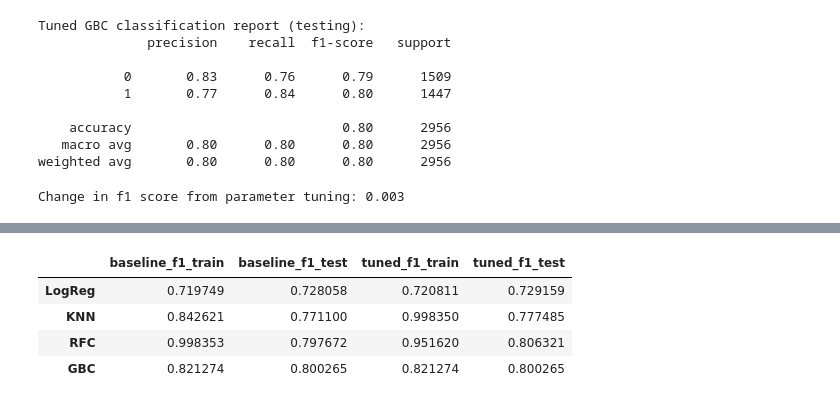
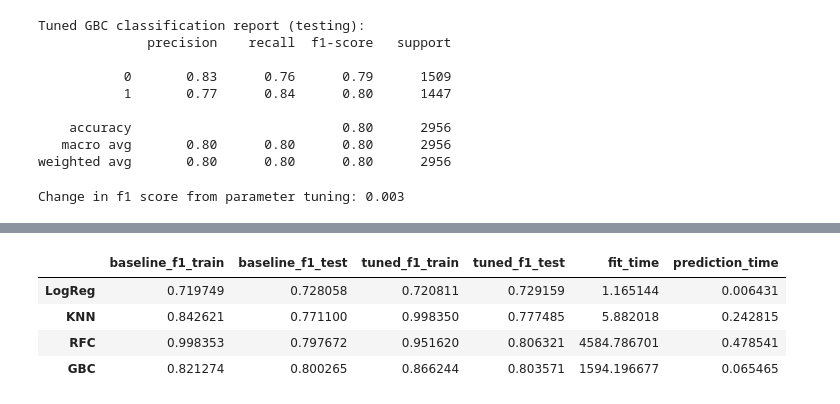
Before and after one commit to levancie/spotify-popularity, a Jupyter notebook: notebooks/4-Modeling.ipynb, the cells around one changed output, grey strips where cells are left out. Cells and saved outputs as stored; diff of their text form; code cells hidden in the pictures.

```diff
--- a/notebooks/4-Modeling.ipynb
+++ b/notebooks/4-Modeling.ipynb
@@ -294,7 +306,9 @@ rfc_random = RandomizedSearchCV(
     random_state=42
 )
 
+start_time = time()
 rfc_random.fit(X_train, y_train)
+rfc_random_fit_time = time() - start_time
 rfc_random.best_params_
 # %% [output]
 {'random_state': 42,
@@ -322,7 +336,9 @@ Tuned RFC classification report (training):
    macro avg       0.95      0.95      0.95      6896
 weighted avg       0.95      0.95      0.95      6896
 # %%
+start_time = time()
 y_test_pred = rfc_random.predict(X_test)
+rfc_random_pred_time = time() - start_time
 rfc_tuned_f1_test = f1_score(y_test, y_test_pred)
 print('Tuned RFC classification report (testing):')
 print(classification_report(y_test, y_test_pred))
@@ -406,7 +422,9 @@ gbc_random = RandomizedSearchCV(
     random_state=42
 )
 
+start_time = time()
 gbc_random.fit(X_train, y_train)
+gbc_random_fit_time = time() - start_time
 gbc_random.best_params_
 # %% [output]
 {'random_state': 42,
@@ -434,7 +452,9 @@ Tuned GBC classification report (training):
    macro avg       0.87      0.87      0.87      6896
 weighted avg       0.87      0.87      0.87      6896
 # %%
+start_time = time()
 y_test_pred = gbc_random.predict(X_test)
+gbc_random_pred_time = time() - start_time
 gbc_tuned_f1_test = f1_score(y_test, y_test_pred)
 print('Tuned GBC classification report (testing):')
 print(classification_report(y_test, y_test_pred))
@@ -463,18 +487,20 @@ Now, I will organize f1 scores (basline and tuned, training and testing) for eac
 # %%
 metrics = pd.DataFrame(
     {
         'baseline_f1_train':[lr_baseline_f1_train, knn_baseline_f1_train, rfc_baseline_f1_train, gbc_baseline_f1_train],
         'baseline_f1_test':[lr_baseline_f1_test, knn_baseline_f1_test, rfc_baseline_f1_test, gbc_baseline_f1_test],
-        'tuned_f1_train':[lr_tuned_f1_train, knn_tuned_f1_train, rfc_tuned_f1_train, gbc_baseline_f1_train],
-        'tuned_f1_test':[lr_tuned_f1_test, knn_tuned_f1_test, rfc_tuned_f1_test, gbc_baseline_f1_test]
+        'tuned_f1_train':[lr_tuned_f1_train, knn_tuned_f1_train, rfc_tuned_f1_train, gbc_tuned_f1_train],
+        'tuned_f1_test':[lr_tuned_f1_test, knn_tuned_f1_test, rfc_tuned_f1_test, gbc_tuned_f1_test],
+        'fit_time':[lr_grid_fit_time, knn_grid_fit_time, rfc_random_fit_time, gbc_random_fit_time],
+        'prediction_time':[lr_grid_pred_time, knn_grid_pred_time, rfc_random_pred_time, gbc_random_pred_time]
     },
     index=['LogReg','KNN','RFC','GBC']
 )
 
 metrics
 # %% [output]
-|  | baseline_f1_train | baseline_f1_test | tuned_f1_train | tuned_f1_test |
-| LogReg | 0.719749 | 0.728058 | 0.720811 | 0.729159 |
-| KNN | 0.842621 | 0.771100 | 0.998350 | 0.777485 |
-| RFC | 0.998353 | 0.797672 | 0.951620 | 0.806321 |
-| GBC | 0.821274 | 0.800265 | 0.821274 | 0.800265 |
+|  | baseline_f1_train | baseline_f1_test | tuned_f1_train | tuned_f1_test | fit_time | prediction_time |
+| LogReg | 0.719749 | 0.728058 | 0.720811 | 0.729159 | 1.165144 | 0.006431 |
+| KNN | 0.842621 | 0.771100 | 0.998350 | 0.777485 | 5.882018 | 0.242815 |
+| RFC | 0.998353 | 0.797672 | 0.951620 | 0.806321 | 4584.786701 | 0.478541 |
+| GBC | 0.821274 | 0.800265 | 0.866244 | 0.803571 | 1594.196677 | 0.065465 |
```
Also changed, not shown: parts of 15 cells of this notebook.
